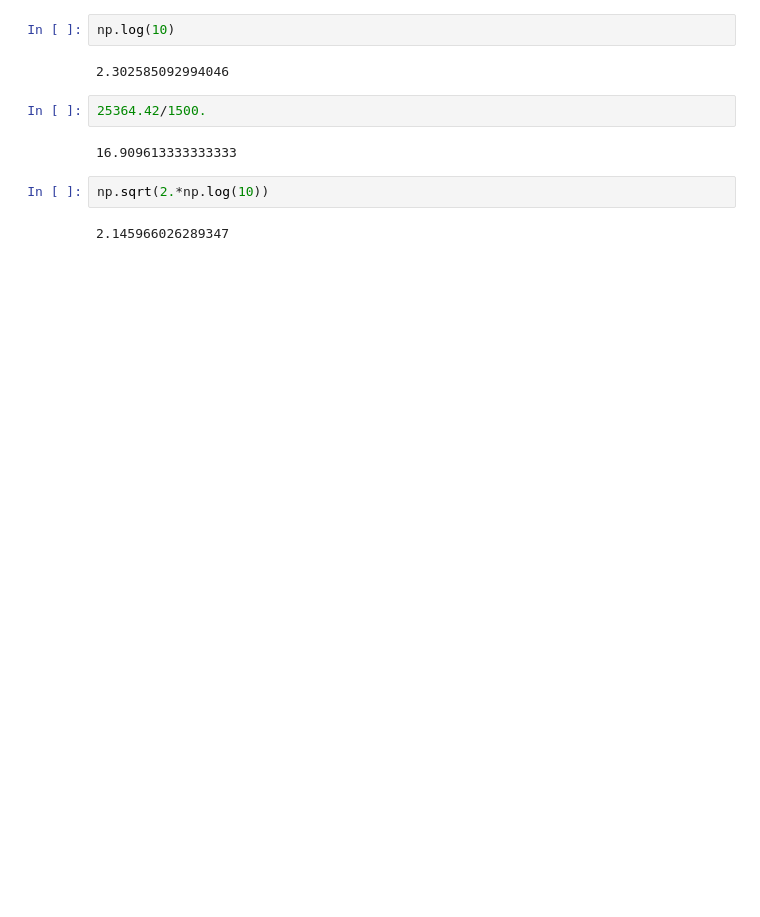
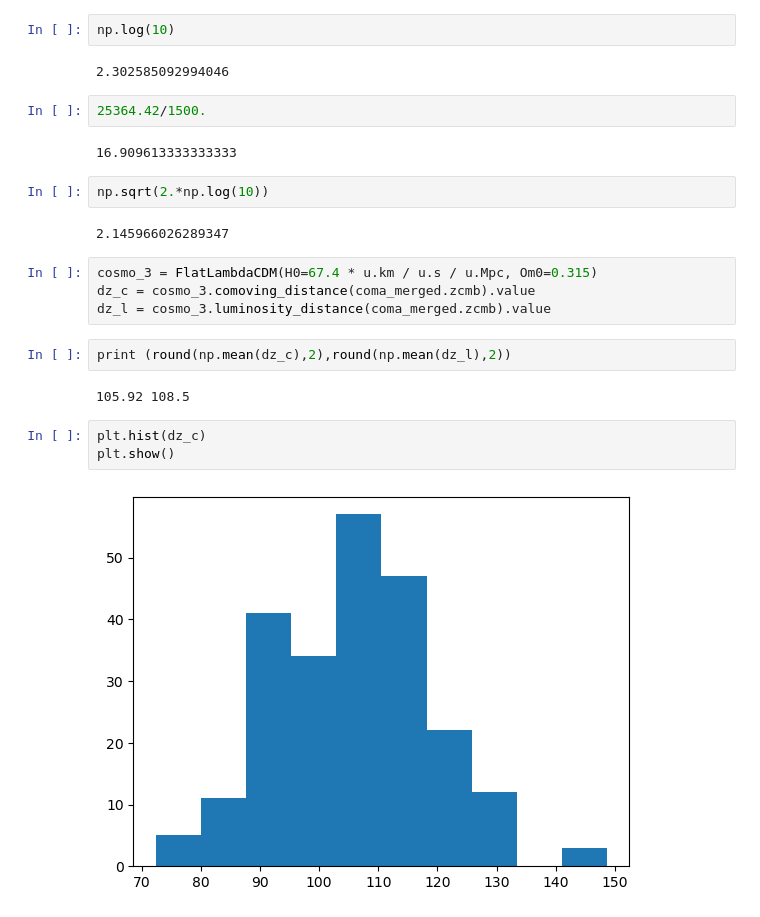
Before and after one commit to KSaid-1/DESI_fuji_FP, a Jupyter notebook: Coma_distance_v02.ipynb, the cells around one changed output. Drawn from its saved outputs; the diff is of its cells as text; blank space fills up the shorter version.

```diff
--- a/Coma_distance_v02.ipynb
+++ b/Coma_distance_v02.ipynb
@@ -543,3 +456,16 @@ np.log(10)
 np.sqrt(2.*np.log(10))
 # %% [output]
 2.145966026289347
+# %%
+cosmo_3 = FlatLambdaCDM(H0=67.4 * u.km / u.s / u.Mpc, Om0=0.315)
+dz_c = cosmo_3.comoving_distance(coma_merged.zcmb).value
+dz_l = cosmo_3.luminosity_distance(coma_merged.zcmb).value
+# %%
+print (round(np.mean(dz_c),2),round(np.mean(dz_l),2))
+# %% [output]
+105.92 108.5
+# %%
+plt.hist(dz_c)
+plt.show()
+# %% [output]
+[figure, added]
```
Also changed, not shown: parts of 37 cells of this notebook, 7 other files.
